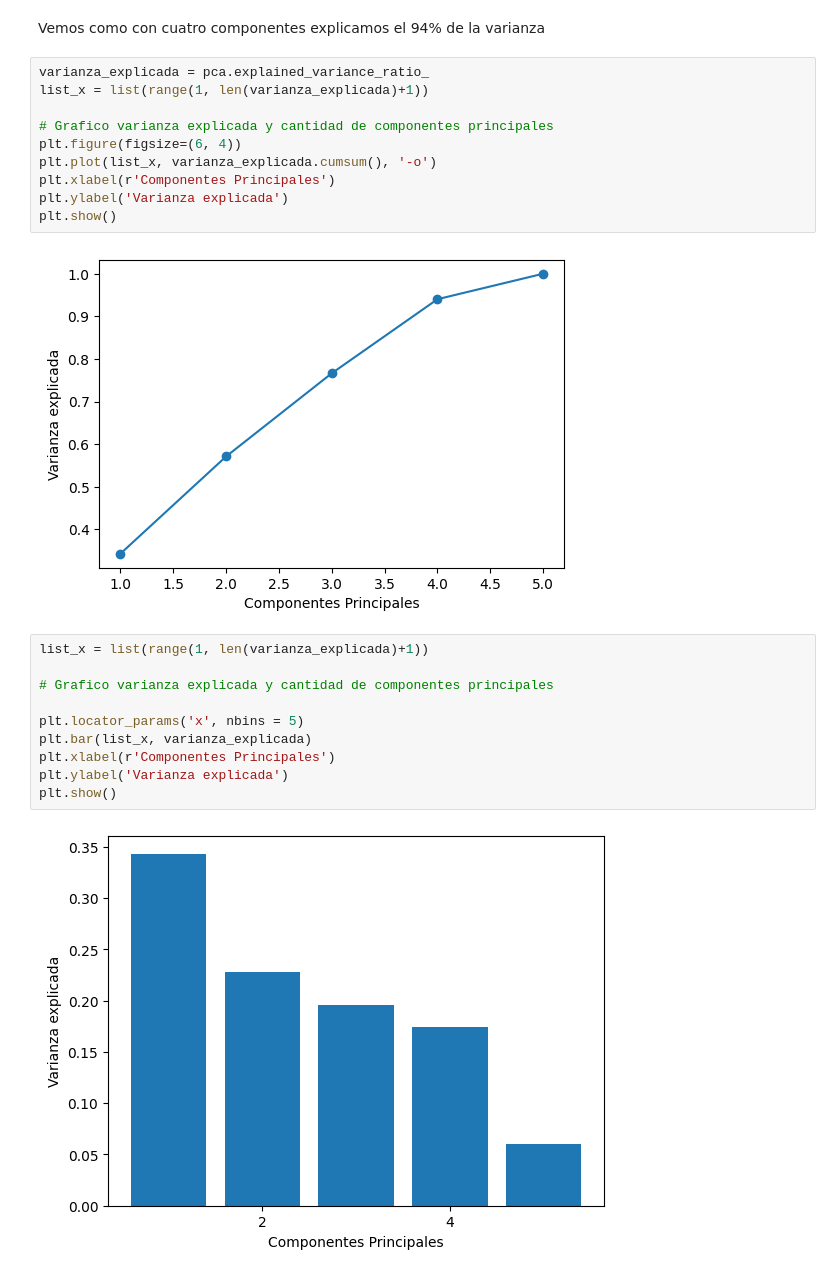
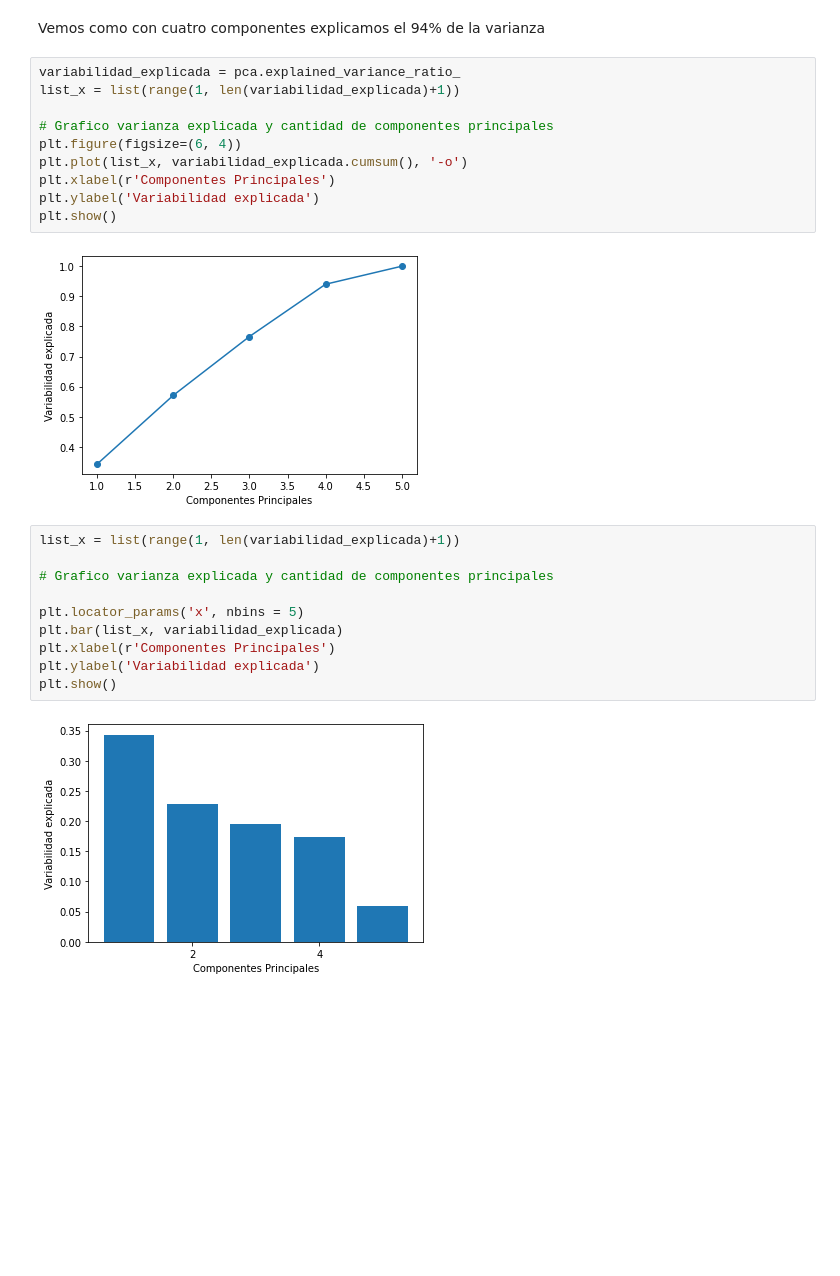
Before and after one commit to Fanusaez/7506R-2C2022-GRUPO13, a Jupyter notebook: 7506R_TP1_GRUPO13_ENTREGA.ipynb, the cells around one changed output. Drawn from its saved outputs; the diff is of its cells as text; blank space fills up the shorter version.

```diff
--- a/7506R_TP1_GRUPO13_ENTREGA.ipynb
+++ b/7506R_TP1_GRUPO13_ENTREGA.ipynb
@@ -933,26 +924,26 @@ Varianza explicada por cada componente:[0.34307765 0.22814121 0.19526317 0.17373
 # %% [markdown]
 Vemos como con cuatro componentes explicamos el 94% de la varianza
 # %%
-varianza_explicada = pca.explained_variance_ratio_
-list_x = list(range(1, len(varianza_explicada)+1))
+variabilidad_explicada = pca.explained_variance_ratio_
+list_x = list(range(1, len(variabilidad_explicada)+1))
 
 # Grafico varianza explicada y cantidad de componentes principales
 plt.figure(figsize=(6, 4))
-plt.plot(list_x, varianza_explicada.cumsum(), '-o')
+plt.plot(list_x, variabilidad_explicada.cumsum(), '-o')
 plt.xlabel(r'Componentes Principales')
-plt.ylabel('Varianza explicada')
+plt.ylabel('Variabilidad explicada')
 plt.show()
 # %% [output]
-[figure, old version]
+[figure, new version]
 # %%
-list_x = list(range(1, len(varianza_explicada)+1))
+list_x = list(range(1, len(variabilidad_explicada)+1))
 
 # Grafico varianza explicada y cantidad de componentes principales
 
 plt.locator_params('x', nbins = 5)
-plt.bar(list_x, varianza_explicada)
+plt.bar(list_x, variabilidad_explicada)
 plt.xlabel(r'Componentes Principales')
-plt.ylabel('Varianza explicada')
+plt.ylabel('Variabilidad explicada')
 plt.show()
 # %% [output]
-[figure, old version]
+[figure, new version]
```
Also changed, not shown: parts of 33 cells of this notebook.
